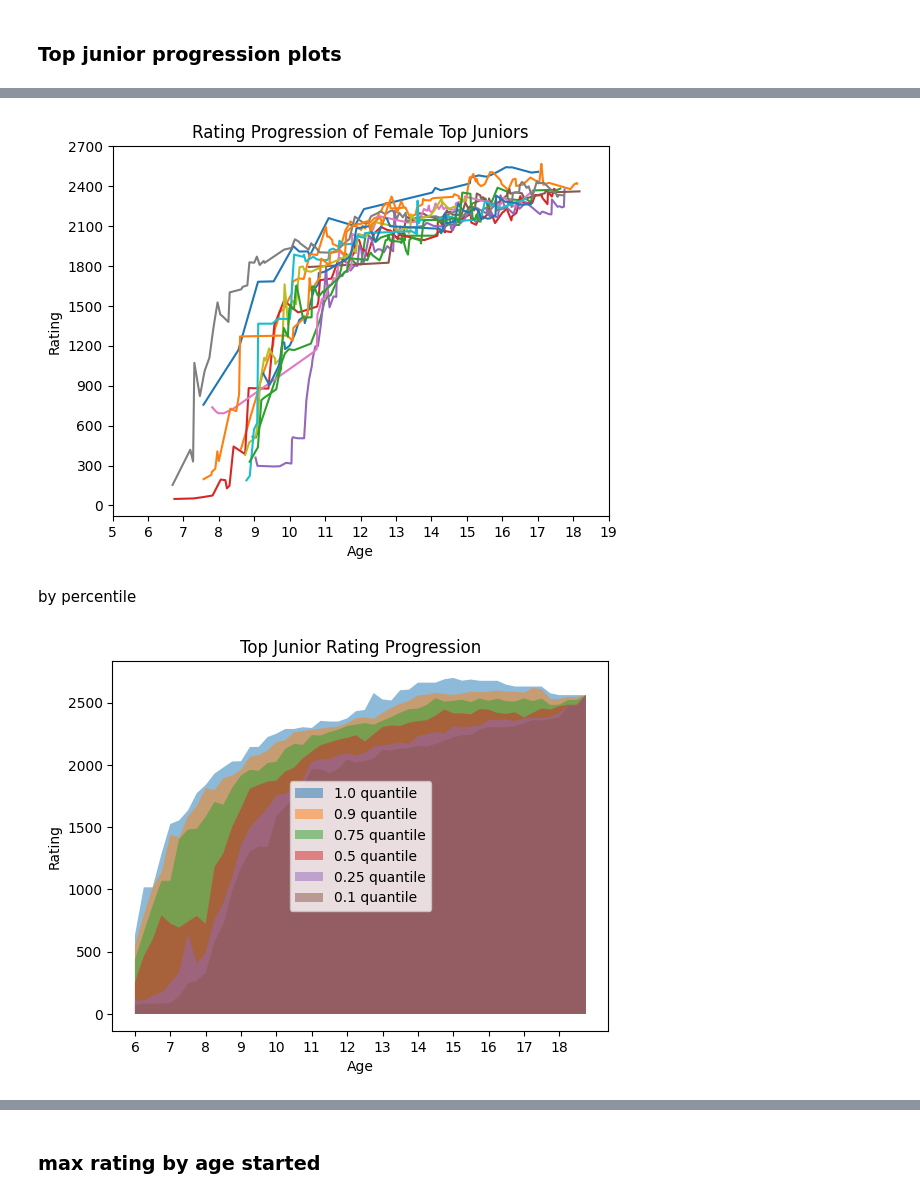
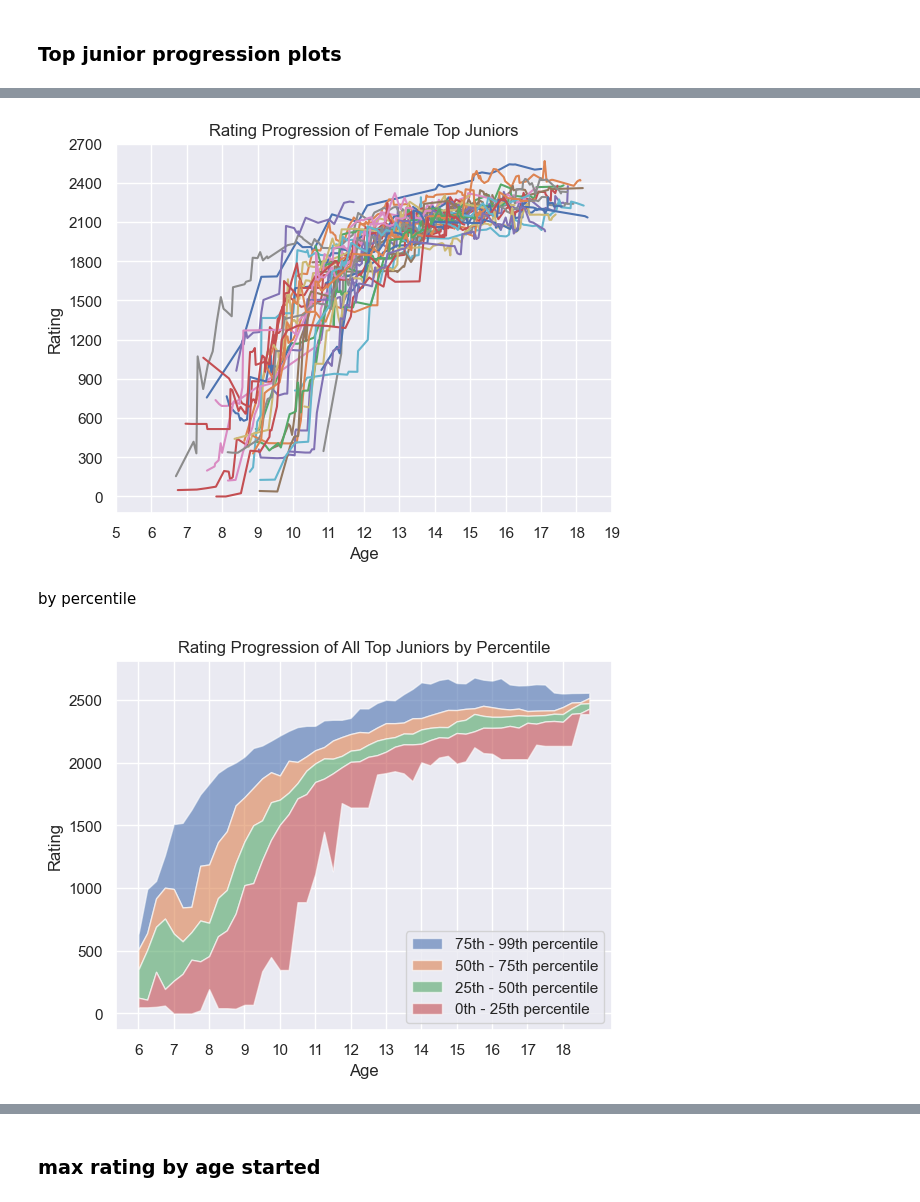
Before and after one commit to stabweee/usatt_analysis, a Jupyter notebook: analysis/top_juniors/identify_top_juniors.ipynb, the cells around one changed output, grey strips where cells are left out. Drawn from its saved outputs; the diff is of its cells as text; code cells hidden in the pictures.

```diff
--- a/analysis/top_juniors/identify_top_juniors.ipynb
+++ b/analysis/top_juniors/identify_top_juniors.ipynb
@@ -7,6 +7,8 @@ from datetime import datetime
 from datetime import timedelta
 from datetime import date
 import matplotlib.pyplot as plt
+import seaborn as sns
+sns.set_theme()
 
 import sys
 sys.path.insert(0, '../load_data')
@@ -89,7 +91,7 @@ history = history.drop_duplicates()
 # %% [markdown]
 ## Analyze Data
 # %%
-juniors['top junior'] = juniors.apply(is_top_junior, args=(2500, 2300), axis=1)
+juniors['top junior'] = juniors.apply(is_top_junior, args=(2400, 2200), axis=1)
 # %% [markdown]
 ### Percent Data
 # %%
@@ -178,6 +180,6 @@ girl_top_juniors.apply(plot_progression, axis=1)
 plt.title('Rating Progression of Female Top Juniors')
 plt.show()
 # %% [output]
-[figure, old version]
+[figure, new version]
 # %% [markdown]
 by percentile
@@ -191,8 +195,8 @@ def r_at_a(player, age):
         return pd.NA
     return rhist_range.iloc[0, 14]
 
-quantiles = (1.00, 0.90, 0.75, 0.50, 0.25, 0.10)
-top_junior_quantiles = pd.DataFrame(columns=['age'] + [f'{quantile} quantile' for quantile in quantiles])
+quantiles = (0.99, 0.75, 0.50, 0.25, 0)
+top_junior_quantiles = pd.DataFrame(columns=['age'] + [int(quantile*100) for quantile in quantiles])
 for age in np.arange(6, 19, 0.25):
     age_quantiles = [age]
     for quantile in quantiles:
@@ -201,14 +205,15 @@ for age in np.arange(6, 19, 0.25):
     top_junior_quantiles.loc[len(top_junior_quantiles)] = age_quantiles
 # %%
 ages = top_junior_quantiles['age']
-for quantile in top_junior_quantiles.iloc[:, 1:]:
-    plt.fill_between(ages, top_junior_quantiles[quantile], label=quantile, alpha=0.5)
+for quantile in range(1, len(top_junior_quantiles.columns)-1):
+    plt.fill_between(x=ages, y1=top_junior_quantiles.iloc[:, quantile], y2=top_junior_quantiles.iloc[:, quantile+1], label=f"{top_junior_quantiles.columns[quantile+1]}th - {top_junior_quantiles.columns[quantile]}th percentile", alpha=0.6)
 
-plt.title('Top Junior Rating Progression')
+plt.title('Rating Progression of All Top Juniors by Percentile')
 plt.xlabel('Age')
 plt.ylabel('Rating')
 plt.xticks([age for age in ages if age.is_integer()])
+plt.yticks(np.arange(0, 3000, 500))
 plt.legend()
 plt.show()
 # %% [output]
-[figure, old version]
+[figure, new version]
```
Also changed, not shown: parts of 17 cells of this notebook, 8 other files.
